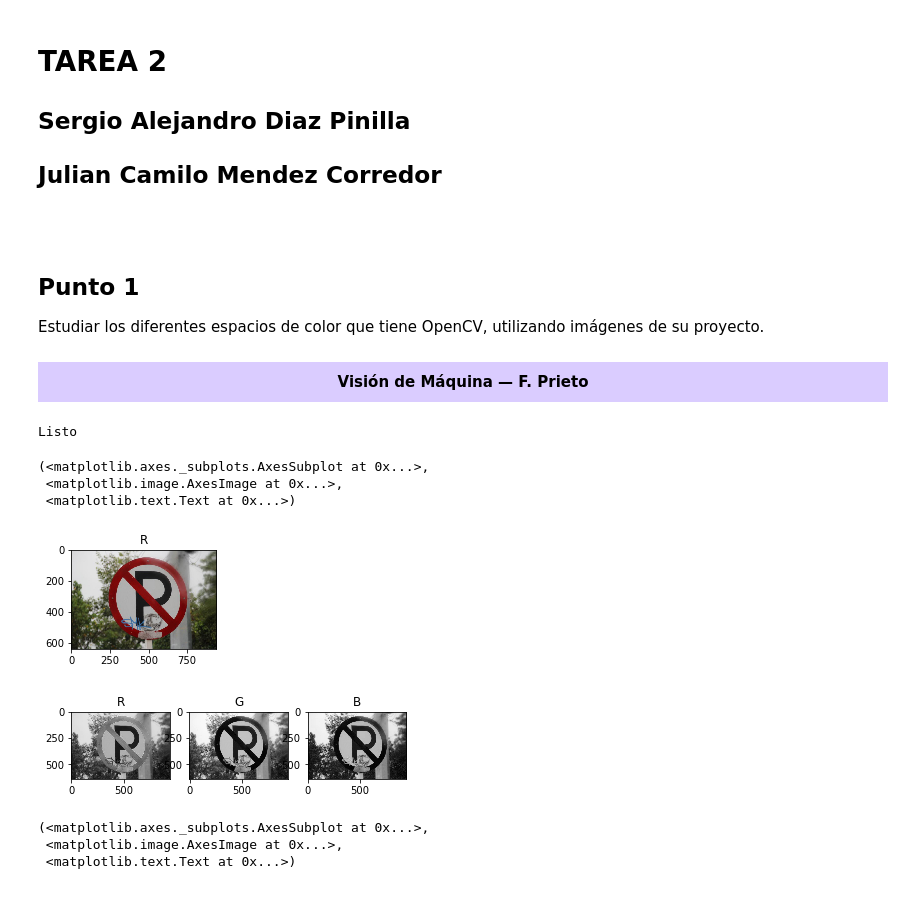
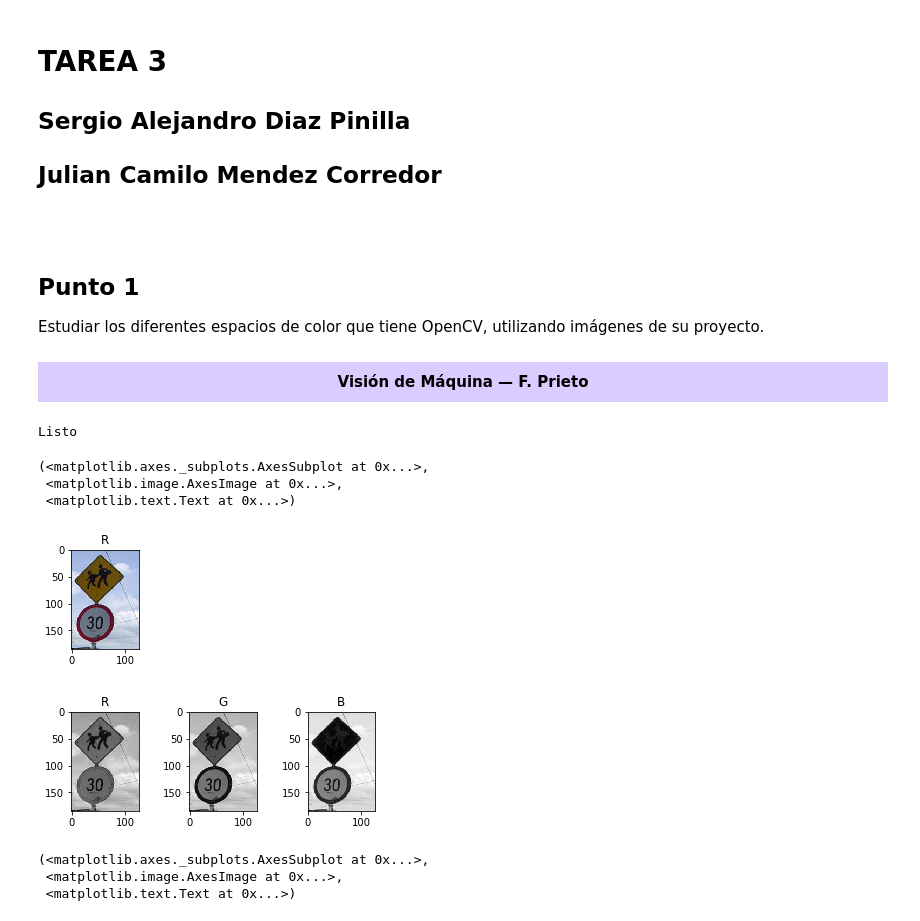
Before and after one commit to seradiazpin/MachineVisionUnal, a Jupyter notebook: Tarea3/Tarea3.ipynb, the cells around one changed output. Drawn from its saved outputs; the diff is of its cells as text; code cells hidden in the pictures.

```diff
--- a/Tarea3/Tarea3.ipynb
+++ b/Tarea3/Tarea3.ipynb
@@ -1,5 +1,5 @@
 # %% [markdown]
-<h1>TAREA 2</h1>
+<h1>TAREA 3</h1>
 <h2>Sergio Alejandro Diaz Pinilla</h2>
 <h2>Julian Camilo Mendez Corredor</h2>
 <br>
@@ -13,31 +13,31 @@ Visión de Máquina &#8212; F. Prieto </h1>
 # %%
 %matplotlib inline
 import cv2
 import time
 from IPython.display import Image
 import numpy as np
 from matplotlib import pyplot as plt
 from __future__ import division
 from scipy.fftpack import fft, fftfreq
 
-img = cv2.imread('Fig/nop.jpg',1)
+img = cv2.imread('Fig/doble.png',1)
 print "Listo"
 imgrgb = cv2.cvtColor(img, cv2.COLOR_BGR2RGB)
 
 plt.figure(1)
 plt.subplot(221), plt.imshow(imgrgb, cmap=plt.cm.gray), plt.title('R')
 
 plt.figure(2)
 plt.subplot(231), plt.imshow(imgrgb[:,:,0], cmap=plt.cm.gray), plt.title('R')
 plt.subplot(232), plt.imshow(imgrgb[:,:,1], cmap=plt.cm.gray), plt.title('G')
 plt.subplot(233), plt.imshow(imgrgb[:,:,2], cmap=plt.cm.gray), plt.title('B')
 # %% [output]
 Listo
 (<matplotlib.axes._subplots.AxesSubplot at 0x...>,
  <matplotlib.image.AxesImage at 0x...>,
  <matplotlib.text.Text at 0x...>)
-[figure, old version]
+[figure, new version]
-[figure, old version]
+[figure, new version]
 # %%
 # Cambio a XYZ
 imgxyz = cv2.cvtColor(imgrgb, 33)
```
Also changed, not shown: parts of 2 cells of this notebook, 6 other files.
